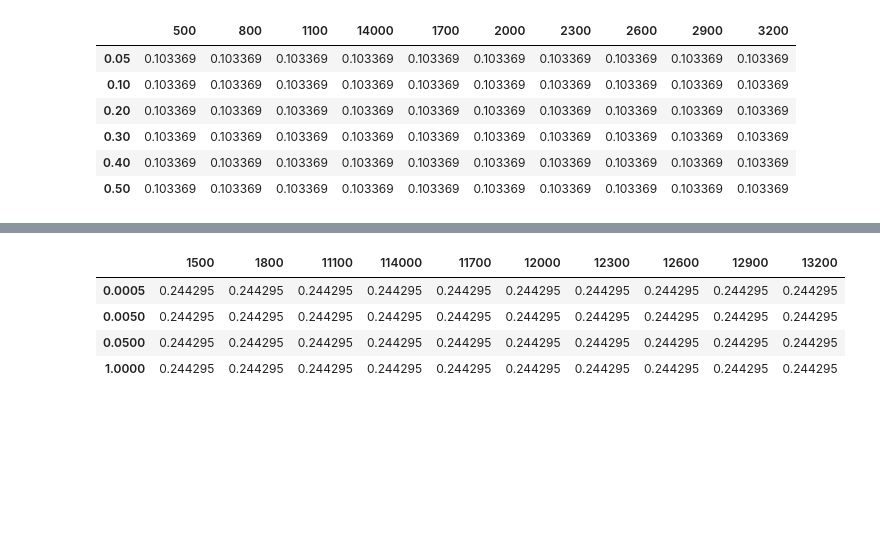
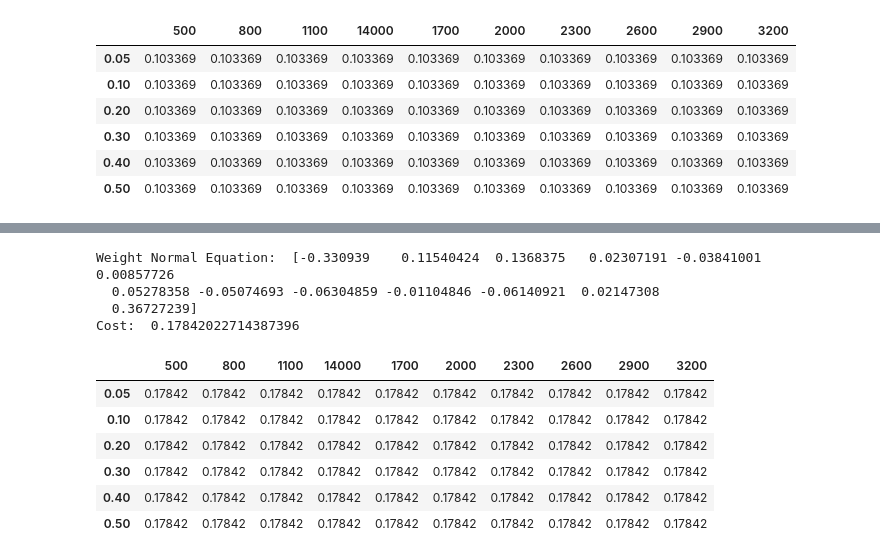
Before and after one commit to anabeL19/TOP-AI, a Jupyter notebook: Prac - Lab I/Lab1 - Regresión lineal.ipynb, the cells around one changed output, grey strips where cells are left out. Drawn from its saved outputs; the diff is of its cells as text; code cells hidden in the pictures; blank space fills up the shorter version.

```diff
--- a/Prac - Lab I/Lab1 - Regresión lineal.ipynb
+++ b/Prac - Lab I/Lab1 - Regresión lineal.ipynb
@@ -179,41 +179,74 @@ Weights of gradient_descent - testing data:  [-0.10441918 -0.0350433  -0.3719363
 ... (8 outputs left out)
+# %%
+def HNE_find_parameters():
+    fdata = pd.read_csv('Housing.csv')
+    fdata = fdata.replace(to_replace='yes',value=1,regex=True)
+    fdata = fdata.replace(to_replace='no',value=0,regex=True)
+
+    data = normalization(fdata)
+    data = data.values
+
+    X_train = data[:int((70*len(data))/100), 1:]
+    y_train = data[:int((70*len(data))/100), 0]
+    X_test = data[int((70*len(data))/100):, 1:]
+    y_test = data[int((70*len(data))/100):, 0]
+
+    X_train, X_test = add_ones(X_train, y_train, X_test, y_test)
+
+    theta = normal_equation(X_train, y_train)
+    print("Weight Normal Equation: ", theta)
+    cost = calculate_cost(X_train, y_train, theta)
+    print("Cost: ", cost)
+
+HNE_find_parameters()
+# %% [output]
+Weight Normal Equation:  [-0.330939    0.11540424  0.1368375   0.02307191 -0.03841001  0.00857726
+  0.05278358 -0.05074693 -0.06304859 -0.01104846 -0.06140921  0.02147308
+  0.36727239]
+Cost:  0.17842022714387396
 # %%
-def H_find_parameters():
+def HGD_find_parameters():
     fdata = pd.read_csv('Housing.csv')
     fdata = fdata.replace(to_replace='yes',value=1,regex=True)
     fdata = fdata.replace(to_replace='no',value=0,regex=True)
 
     data = normalization(fdata)
     data = data.values
 
-    X_train, y_train, X_test, y_test = train_test(data,0)
+    X_train = data[:int((70*len(data))/100), 1:]
+    y_train = data[:int((70*len(data))/100), 0]
+    X_test = data[int((70*len(data))/100):, 1:]
+    y_test = data[int((70*len(data))/100):, 0]
+
     X_train, X_test = add_ones(X_train, y_train, X_test, y_test)
 
     n_features = X_train.shape[1]
     theta = np.zeros(n_features)
 
-    epochs = [1500,1800,11100,114000,11700,12000,12300,12600,12900,13200]
-    learn_rates = [0.0005,0.005,0.05,1]
+    epochs = [500,800,1100,14000,1700,2000,2300,2600,2900,3200]
+    learn_rates = [0.05, 0.1, 0.2, 0.3, 0.4, 0.5]
 
     result_train = np.empty([len(learn_rates),len(epochs)])
     result_test = np.empty([len(learn_rates),len(epochs)])
     for epoch in epochs:
         for learn_rate in learn_rates:
             theta_gd, cost_history = gradient_descent(X_train, y_train, theta, epoch, learn_rate)
             error_train = calculate_cost(X_train, y_train, theta_gd)
             error_test = calculate_cost(X_test, y_test, theta_gd)
 
             result_train = error_train
             result_test = error_test
     pdObj = pd.DataFrame(result_train, index = learn_rates, columns = epochs)
     pdObj1 = pd.DataFrame(result_test, index = learn_rates, columns = epochs)
     return pdObj
 
-H_find_parameters()
+HGD_find_parameters()
 # %% [output]
-|  | 1500 | 1800 | 11100 | 114000 | 11700 | 12000 | 12300 | 12600 | 12900 | 13200 |
-| 0.0005 | 0.244295 | 0.244295 | 0.244295 | 0.244295 | 0.244295 | 0.244295 | 0.244295 | 0.244295 | 0.244295 | 0.244295 |
-| 0.0050 | 0.244295 | 0.244295 | 0.244295 | 0.244295 | 0.244295 | 0.244295 | 0.244295 | 0.244295 | 0.244295 | 0.244295 |
-| 0.0500 | 0.244295 | 0.244295 | 0.244295 | 0.244295 | 0.244295 | 0.244295 | 0.244295 | 0.244295 | 0.244295 | 0.244295 |
-| 1.0000 | 0.244295 | 0.244295 | 0.244295 | 0.244295 | 0.244295 | 0.244295 | 0.244295 | 0.244295 | 0.244295 | 0.244295 |
+|  | 500 | 800 | 1100 | 14000 | 1700 | 2000 | 2300 | 2600 | 2900 | 3200 |
+| 0.05 | 0.17842 | 0.17842 | 0.17842 | 0.17842 | 0.17842 | 0.17842 | 0.17842 | 0.17842 | 0.17842 | 0.17842 |
+| 0.10 | 0.17842 | 0.17842 | 0.17842 | 0.17842 | 0.17842 | 0.17842 | 0.17842 | 0.17842 | 0.17842 | 0.17842 |
+| 0.20 | 0.17842 | 0.17842 | 0.17842 | 0.17842 | 0.17842 | 0.17842 | 0.17842 | 0.17842 | 0.17842 | 0.17842 |
+| 0.30 | 0.17842 | 0.17842 | 0.17842 | 0.17842 | 0.17842 | 0.17842 | 0.17842 | 0.17842 | 0.17842 | 0.17842 |
+| 0.40 | 0.17842 | 0.17842 | 0.17842 | 0.17842 | 0.17842 | 0.17842 | 0.17842 | 0.17842 | 0.17842 | 0.17842 |
+| 0.50 | 0.17842 | 0.17842 | 0.17842 | 0.17842 | 0.17842 | 0.17842 | 0.17842 | 0.17842 | 0.17842 | 0.17842 |
 # %%
```
Also changed, not shown: parts of 2 cells of this notebook.
